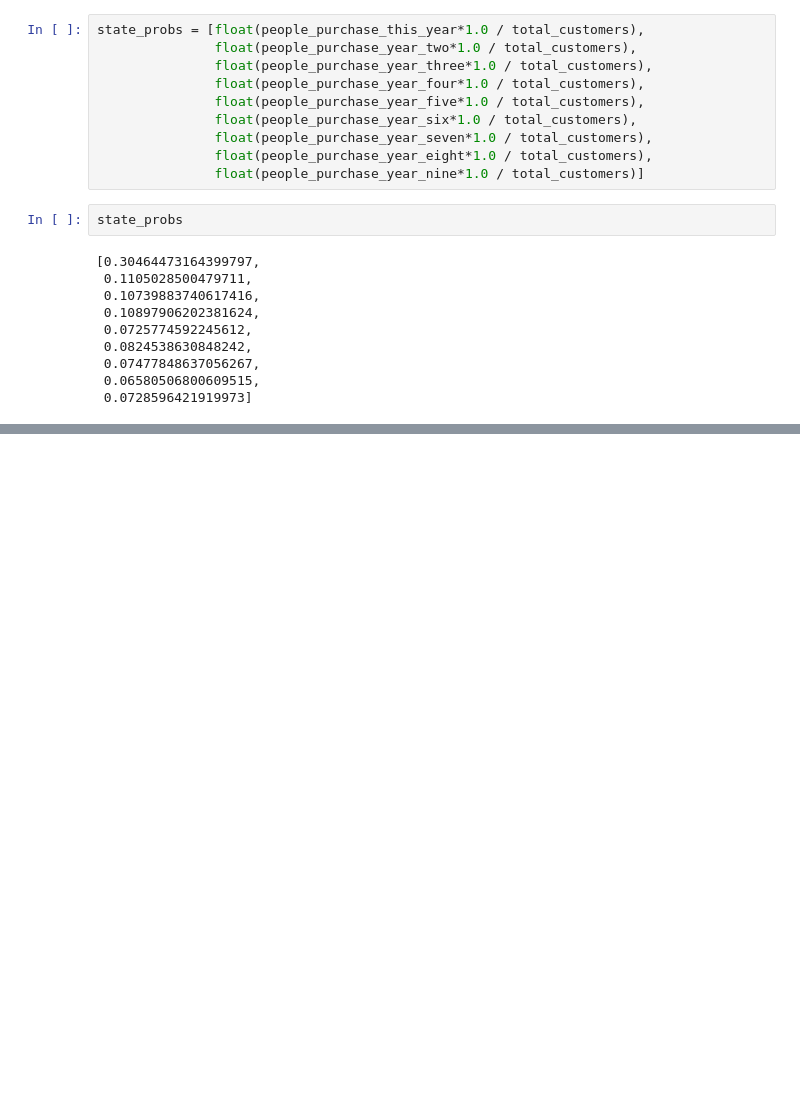
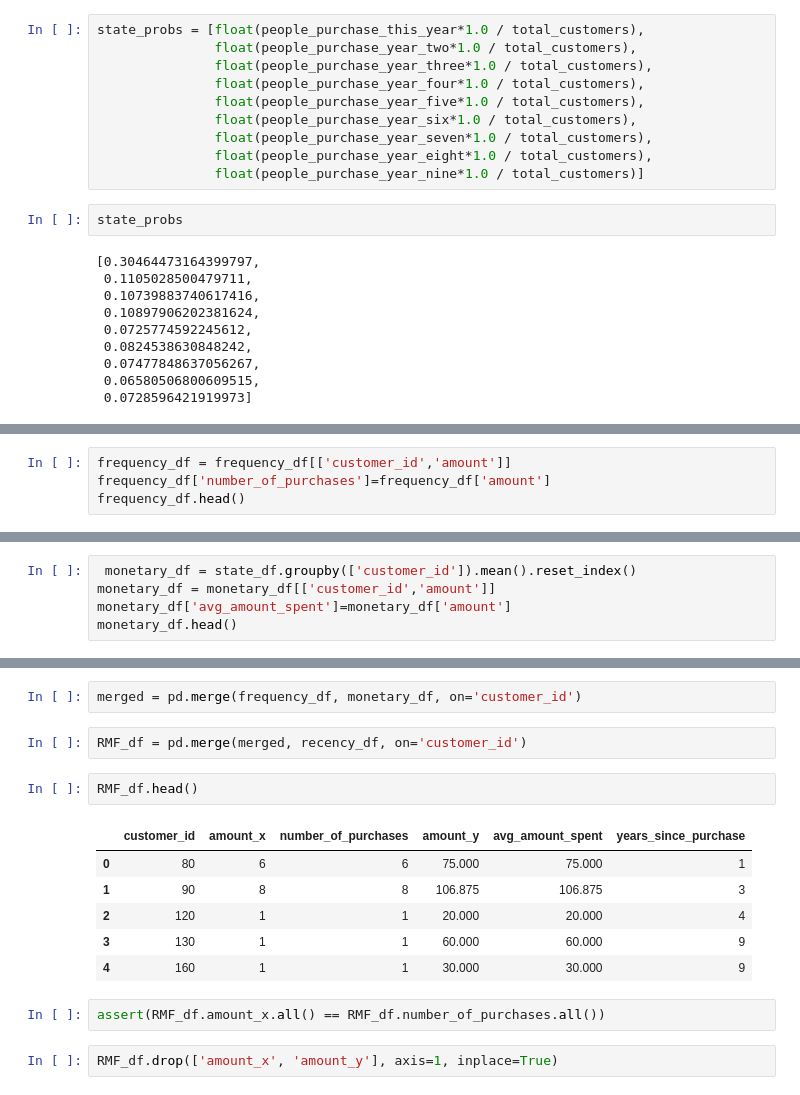
Before and after one commit to jonhilgart22/Galvanize-Data-Leadership, a Jupyter notebook: week5-MCM-CLV/Team-8-Markov-Chains_v2.ipynb, the cells around one changed output, grey strips where cells are left out. Cells and saved outputs as stored; diff of their text form; blank space fills up the shorter version.

```diff
--- a/week5-MCM-CLV/Team-8-Markov-Chains_v2.ipynb
+++ b/week5-MCM-CLV/Team-8-Markov-Chains_v2.ipynb
@@ -473,0 +559,4 @@ trans_matrix['state_two'] =
+# %%
+frequency_df = frequency_df[['customer_id','amount']]
+frequency_df['number_of_purchases']=frequency_df['amount']
+frequency_df.head()
@@ -473,0 +570,5 @@ trans_matrix['state_two'] =
+# %%
+ monetary_df = state_df.groupby(['customer_id']).mean().reset_index()
+monetary_df = monetary_df[['customer_id','amount']]
+monetary_df['avg_amount_spent']=monetary_df['amount']
+monetary_df.head()
@@ -473,0 +582,17 @@ trans_matrix['state_two'] =
+# %%
+merged = pd.merge(frequency_df, monetary_df, on='customer_id')
+# %%
+RMF_df = pd.merge(merged, recency_df, on='customer_id')
+# %%
+RMF_df.head()
+# %% [output]
+|  | customer_id | amount_x | number_of_purchases | amount_y | avg_amount_spent | years_since_purchase |
+| 0 | 80 | 6 | 6 | 75.000 | 75.000 | 1 |
+| 1 | 90 | 8 | 8 | 106.875 | 106.875 | 3 |
+| 2 | 120 | 1 | 1 | 20.000 | 20.000 | 4 |
+| 3 | 130 | 1 | 1 | 60.000 | 60.000 | 9 |
+| 4 | 160 | 1 | 1 | 30.000 | 30.000 | 9 |
+# %%
+assert(RMF_df.amount_x.all() == RMF_df.number_of_purchases.all())
+# %%
+RMF_df.drop(['amount_x', 'amount_y'], axis=1, inplace=True)
```
Also changed, not shown: parts of 18 cells of this notebook.
